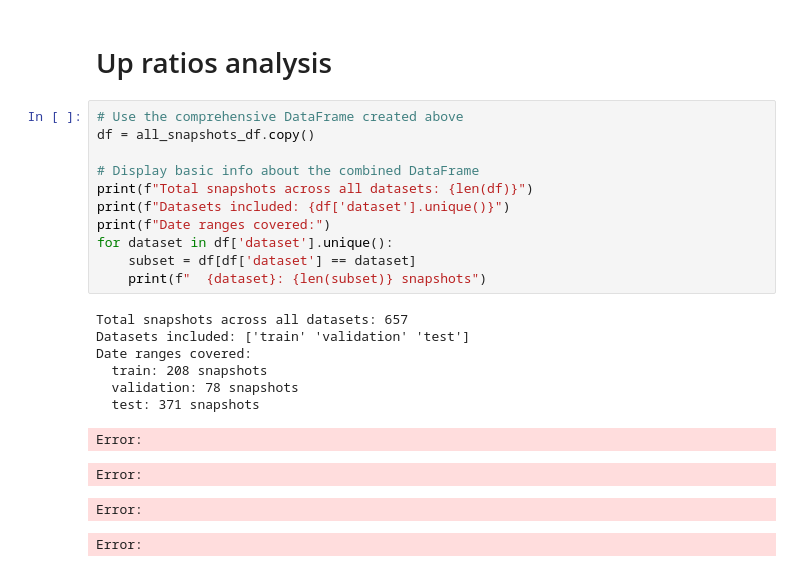
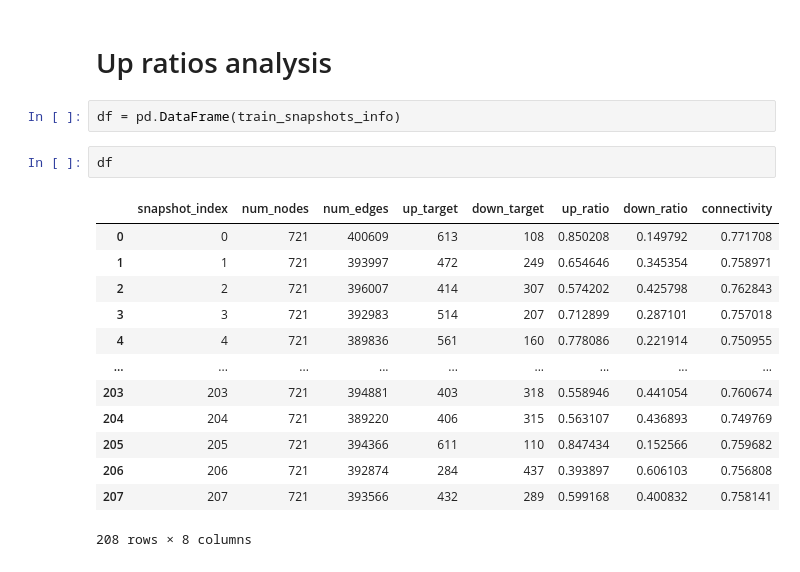
Before and after one commit to mircoloo/TemporalGNNReview, a Jupyter notebook: code/dataset_analyzer_notebook.ipynb, the cells around one changed output. Drawn from its saved outputs; the diff is of its cells as text.

```diff
--- a/code/dataset_analyzer_notebook.ipynb
+++ b/code/dataset_analyzer_notebook.ipynb
@@ -396,24 +133,20 @@ Error:
 # %% [markdown]
 # Up ratios analysis
-# %%
-# Use the comprehensive DataFrame created above
-df = all_snapshots_df.copy()
-
-# Display basic info about the combined DataFrame
-print(f"Total snapshots across all datasets: {len(df)}")
-print(f"Datasets included: {df['dataset'].unique()}")
-print(f"Date ranges covered:")
-for dataset in df['dataset'].unique():
-    subset = df[df['dataset'] == dataset]
-    print(f"  {dataset}: {len(subset)} snapshots")
-# %% [output]
-Total snapshots across all datasets: 657
-Datasets included: ['train' 'validation' 'test']
-Date ranges covered:
-  train: 208 snapshots
-  validation: 78 snapshots
-  test: 371 snapshots
-Error:
-Error:
-Error:
-Error:
+# %%
+df = pd.DataFrame(train_snapshots_info)
+# %%
+df
+# %% [output]
+|  | snapshot_index | num_nodes | num_edges | up_target | down_target | up_ratio | down_ratio | connectivity |
+| 0 | 0 | 721 | 400609 | 613 | 108 | 0.850208 | 0.149792 | 0.771708 |
+| 1 | 1 | 721 | 393997 | 472 | 249 | 0.654646 | 0.345354 | 0.758971 |
+| 2 | 2 | 721 | 396007 | 414 | 307 | 0.574202 | 0.425798 | 0.762843 |
+| 3 | 3 | 721 | 392983 | 514 | 207 | 0.712899 | 0.287101 | 0.757018 |
+| 4 | 4 | 721 | 389836 | 561 | 160 | 0.778086 | 0.221914 | 0.750955 |
+| ... | ... | ... | ... | ... | ... | ... | ... | ... |
+| 203 | 203 | 721 | 394881 | 403 | 318 | 0.558946 | 0.441054 | 0.760674 |
+| 204 | 204 | 721 | 389220 | 406 | 315 | 0.563107 | 0.436893 | 0.749769 |
+| 205 | 205 | 721 | 394366 | 611 | 110 | 0.847434 | 0.152566 | 0.759682 |
+| 206 | 206 | 721 | 392874 | 284 | 437 | 0.393897 | 0.606103 | 0.756808 |
+| 207 | 207 | 721 | 393566 | 432 | 289 | 0.599168 | 0.400832 | 0.758141 |
+208 rows × 8 columns
```
Also changed, not shown: parts of 27 cells of this notebook, 4 other files.
